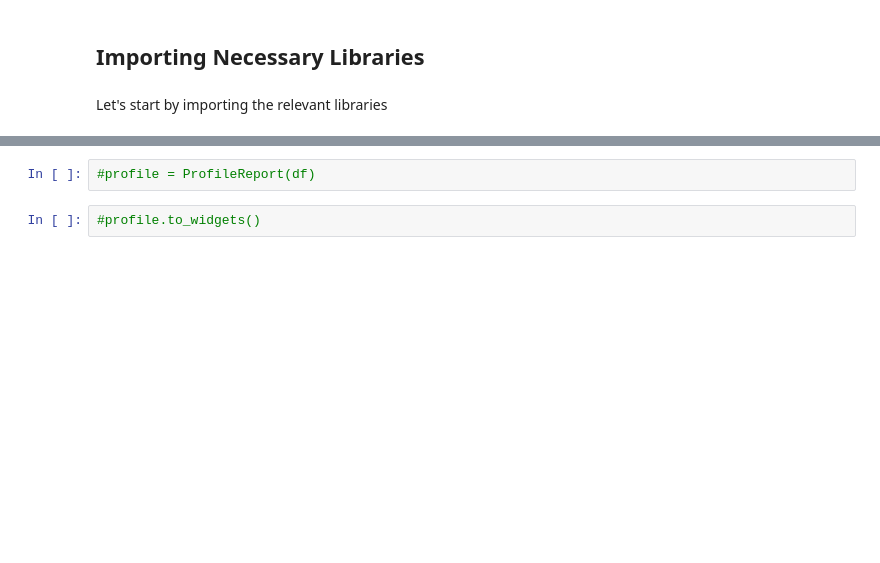
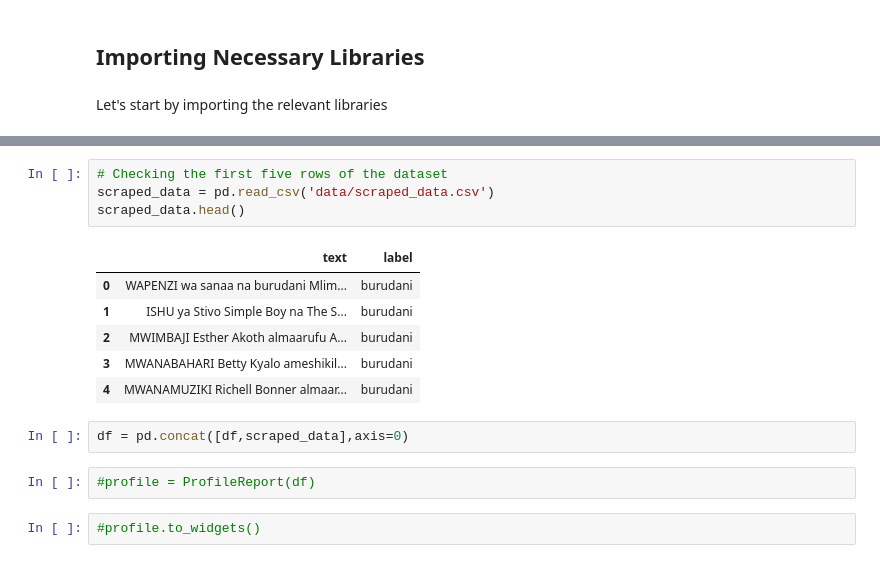
Before and after one commit to KoriMigan/News-Classification, a Jupyter notebook: index.ipynb, the cells around one changed output, grey strips where cells are left out. Cells and saved outputs as stored; diff of their text form; blank space fills up the shorter version.

```diff
--- a/index.ipynb
+++ b/index.ipynb
@@ -80,6 +82,19 @@ df.head()
 | 2 | Mwandishi Wetu -Singida BENKI ya ... | uchumi |
 | 3 | TIMU ya taifa ya Tanzania, Sereng... | michezo |
 | 4 | Na AGATHA CHARLES – DAR ES SALAAM... | kitaifa |
+# %%
+# Checking the first five rows of the dataset
+scraped_data = pd.read_csv('data/scraped_data.csv')
+scraped_data.head()
+# %% [output]
+|  | text | label |
+| 0 | WAPENZI wa sanaa na burudani Mlim... | burudani |
+| 1 | ISHU ya Stivo Simple Boy na The S... | burudani |
+| 2 | MWIMBAJI Esther Akoth almaarufu A... | burudani |
+| 3 | MWANABAHARI Betty Kyalo ameshikil... | burudani |
+| 4 | MWANAMUZIKI Richell Bonner almaar... | burudani |
+# %%
+df = pd.concat([df,scraped_data],axis=0)
 # %%
 #profile = ProfileReport(df)
 # %%
```
Also changed, not shown: parts of 10 cells of this notebook, 2 other files.
